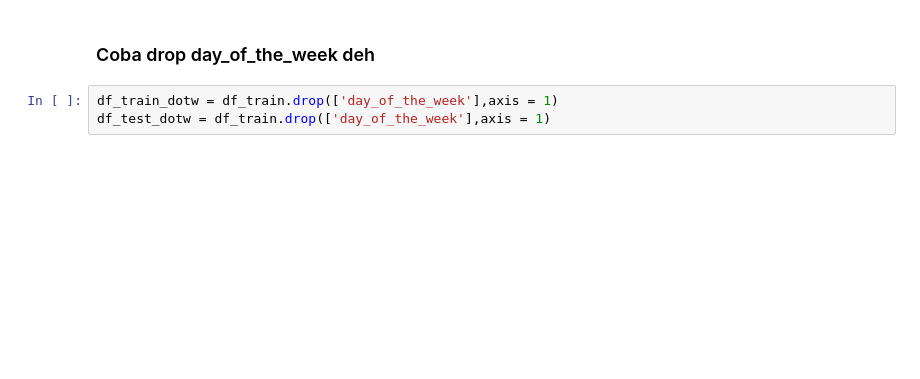
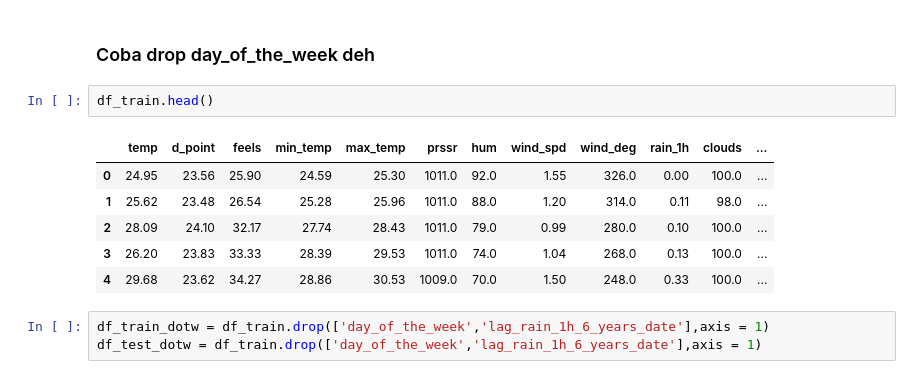
Before and after one commit to RayhanAdii/NextHope-Dataquest, a Jupyter notebook: 7_Feature_Selection.ipynb, the cells around one changed output. Cells and saved outputs as stored; diff of their text form; blank space fills up the shorter version.

```diff
--- a/7_Feature_Selection.ipynb
+++ b/7_Feature_Selection.ipynb
@@ -40,8 +40,17 @@ plt.show()
 # %% [markdown]
 ### Coba drop day_of_the_week deh
+# %%
+df_train.head()
+# %% [output]
+|  | temp | d_point | feels | min_temp | max_temp | prssr | hum | wind_spd | wind_deg | rain_1h | clouds | ... |
+| 0 | 24.95 | 23.56 | 25.90 | 24.59 | 25.30 | 1011.0 | 92.0 | 1.55 | 326.0 | 0.00 | 100.0 | ... |
+| 1 | 25.62 | 23.48 | 26.54 | 25.28 | 25.96 | 1011.0 | 88.0 | 1.20 | 314.0 | 0.11 | 98.0 | ... |
+| 2 | 28.09 | 24.10 | 32.17 | 27.74 | 28.43 | 1011.0 | 79.0 | 0.99 | 280.0 | 0.10 | 100.0 | ... |
+| 3 | 26.20 | 23.83 | 33.33 | 28.39 | 29.53 | 1011.0 | 74.0 | 1.04 | 268.0 | 0.13 | 100.0 | ... |
+| 4 | 29.68 | 23.62 | 34.27 | 28.86 | 30.53 | 1009.0 | 70.0 | 1.50 | 248.0 | 0.33 | 100.0 | ... |
 # %%
-df_train_dotw = df_train.drop(['day_of_the_week'],axis = 1)
-df_test_dotw = df_train.drop(['day_of_the_week'],axis = 1)
+df_train_dotw = df_train.drop(['day_of_the_week','lag_rain_1h_6_years_date'],axis = 1)
+df_test_dotw = df_train.drop(['day_of_the_week','lag_rain_1h_6_years_date'],axis = 1)
 # %%
 from pycaret.regression import *
 s = setup(df_train_dotw, target = 'rain_1h', session_id = 42)
```
Also changed, not shown: parts of 4 cells of this notebook, 19 other files.
